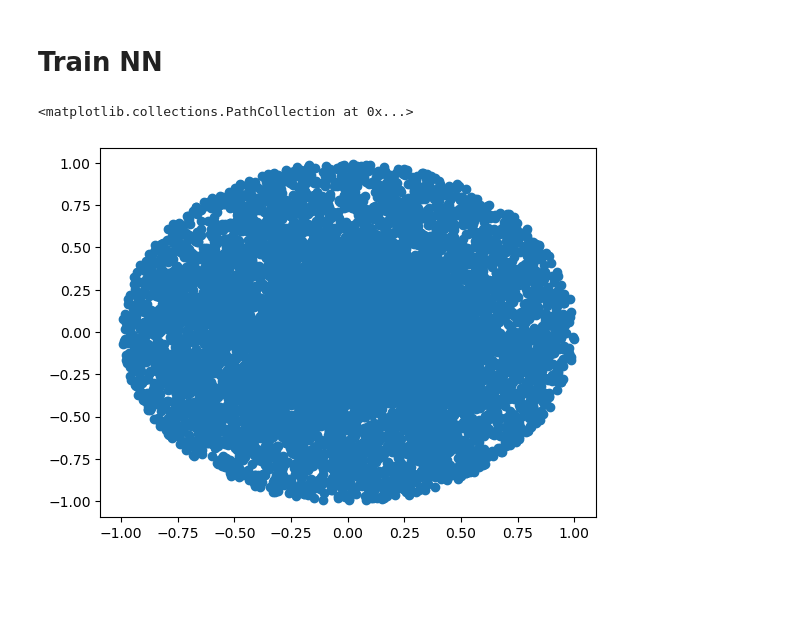
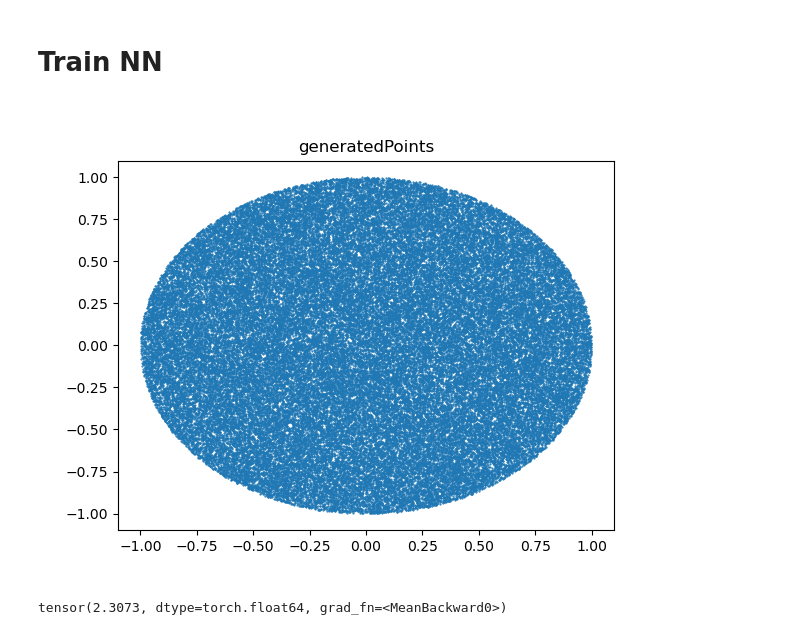
Before and after one commit to SeanDisaro/StarBoundaryNetworks, a Jupyter notebook: src/notebookTests/twoDimTest.ipynb, the cells around one changed output. Cells and saved outputs as stored; diff of their text form; code cells hidden in the pictures; blank space fills up the shorter version.

```diff
--- a/src/notebookTests/twoDimTest.ipynb
+++ b/src/notebookTests/twoDimTest.ipynb
@@ -155,10 +120,15 @@ class ImposedBCPINNSphere2D(nn.Module):
 # %% [markdown]
 # Train NN
 # %%
-sphereForPoints  = Sphere(2,torch.tensor([0.0,0.0]), 1.)
-spherePoints = sphereForPoints.generateRandomPointsFullDomain(10000)
-
-plt.scatter(spherePoints[:,0],spherePoints[:,1])
+#generate Points for training
+sphereForPoints  = Sphere(2,torch.tensor([0.0,0.0]), torch.tensor(1.))
+spherePoints = sphereForPoints.generateCartesianRandomPointsFullDomain(100000)
-# %% [output]
-<matplotlib.collections.PathCollection at 0x...>
-[figure, removed]
+# %%
+#plot generated points
+fig1 = plt.figure()
+ax1 = fig1.add_subplot(1,1,1)
+ax1.set_title('generatedPoints')
+ax1.scatter(spherePoints[:,0],spherePoints[:,1],s = 0.3)
+plt.show()
+# %% [output]
+[figure, added]
@@ -164,0 +147,6 @@ plt.scatter(spherePoints[:,0],spherePoints[:,1])
+# %%
+#computes initial loss to see where we start
+loss, points = pinnLossPoissonSin(solPDE, xy_grid )
+loss
+# %% [output]
+tensor(2.3073, dtype=torch.float64, grad_fn=<MeanBackward0>)
```
Also changed, not shown: parts of 31 cells of this notebook, 1 other file.
